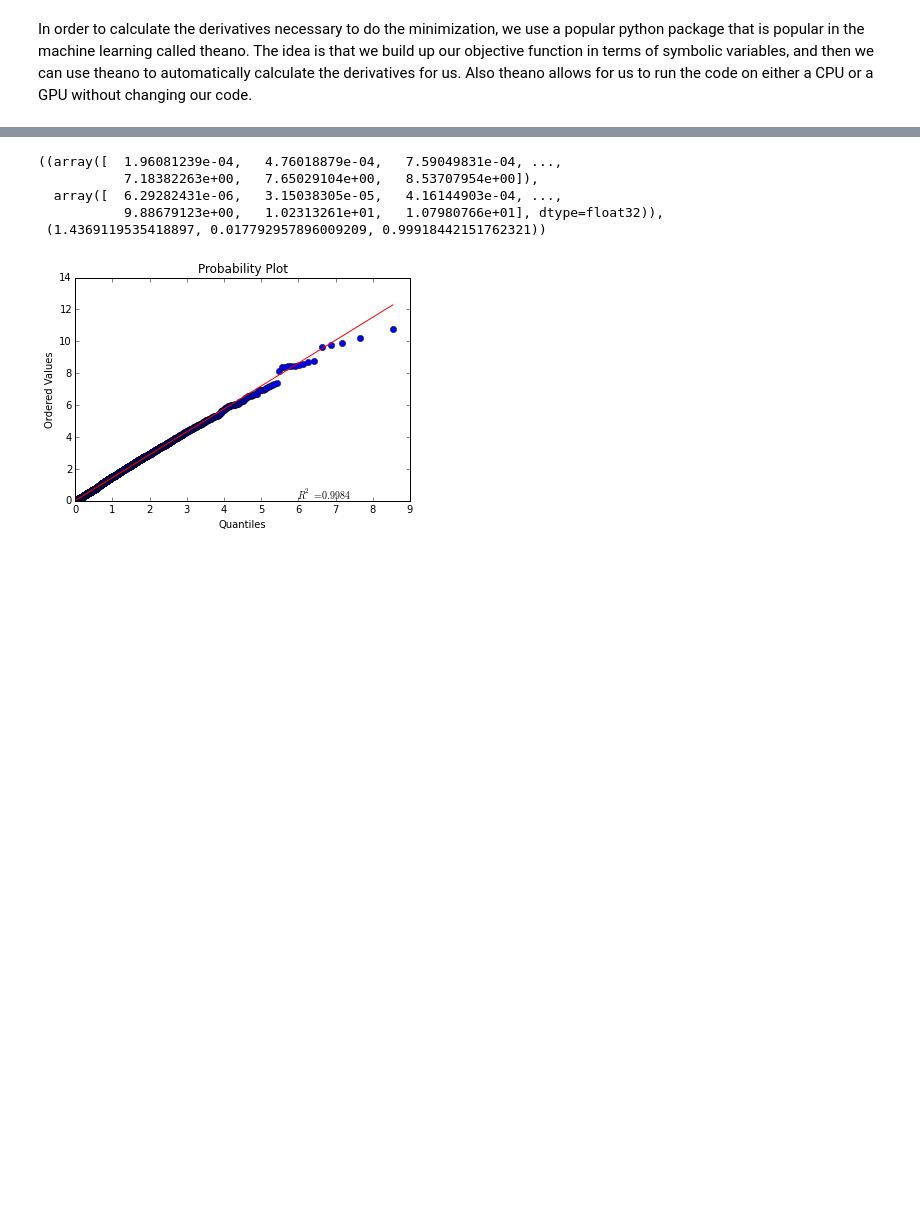
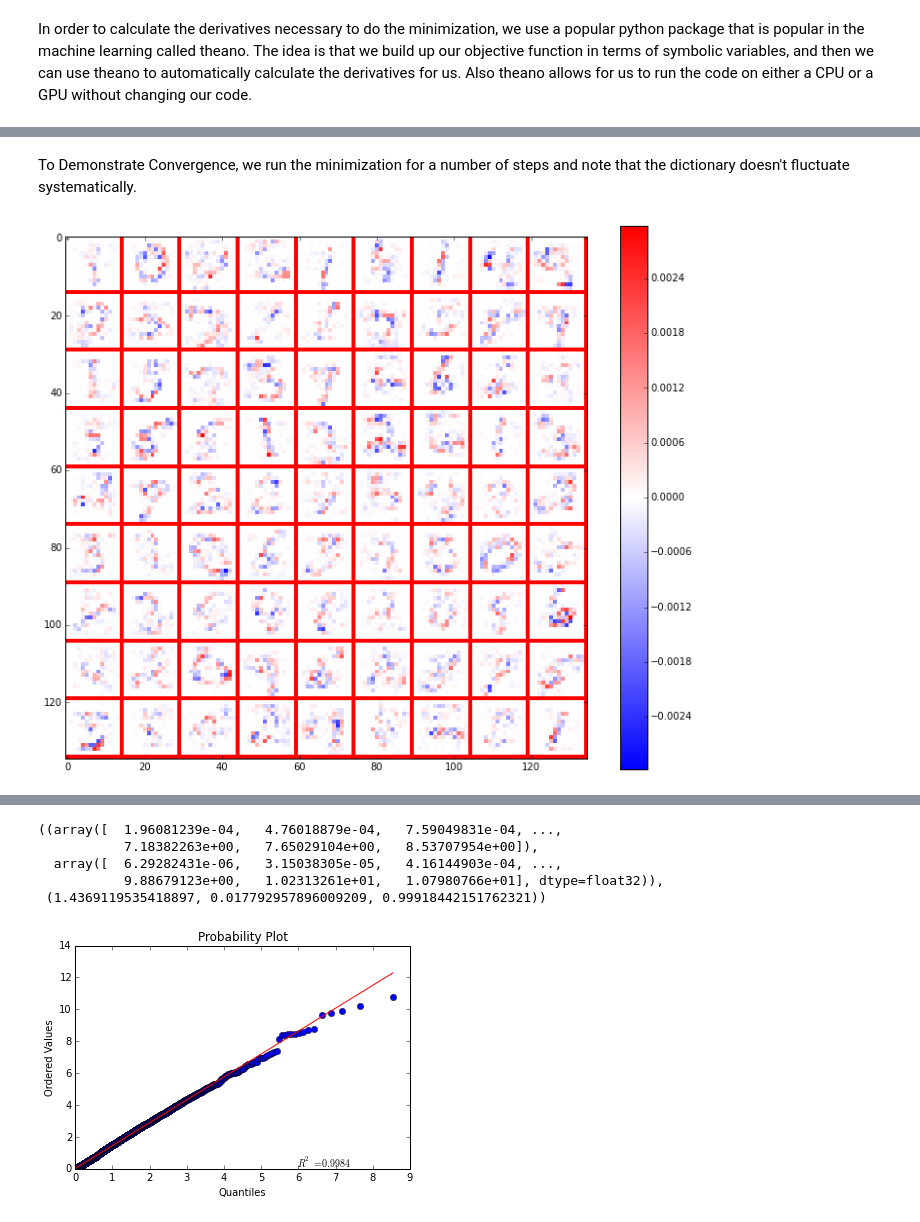
Before and after one commit to alexanderganderson/fixated_eye_model, a Jupyter notebook: sparse_coder/sparse_coding_FISTA_theano.ipynb, the cells around one changed output, grey strips where cells are left out. Saved outputs shown, nothing was run; the diff lists cells and outputs as text; code cells hidden in the pictures; blank space fills up the shorter version.

```diff
--- a/sparse_coder/sparse_coding_FISTA_theano.ipynb
+++ b/sparse_coder/sparse_coding_FISTA_theano.ipynb
@@ -190 +217,3 @@ I_idx = train(150, Alpha, 0.05, cost_list, show_costs=False)
+# %%
+D1 = t_D.get_value().copy()
 # %%
@@ -203,3 +244,10 @@ plt.ylabel('Log(cost)')
+# %% [markdown]
+To Demonstrate Convergence, we run the minimization for a number of steps and note that the dictionary doesn't fluctuate systematically.
+# %%
+plt.figure(figsize=(12,10))
+show_fields(t_D.get_value() - D1)
+# %% [output]
+[figure, added]
 # %%
 plt.figure(figsize=(12,10))
 show_fields(t_D.get_value(), cmap = plt.cm.gray, pos_only = True)
```
Also changed, not shown: parts of 11 cells of this notebook, 3 other files.
